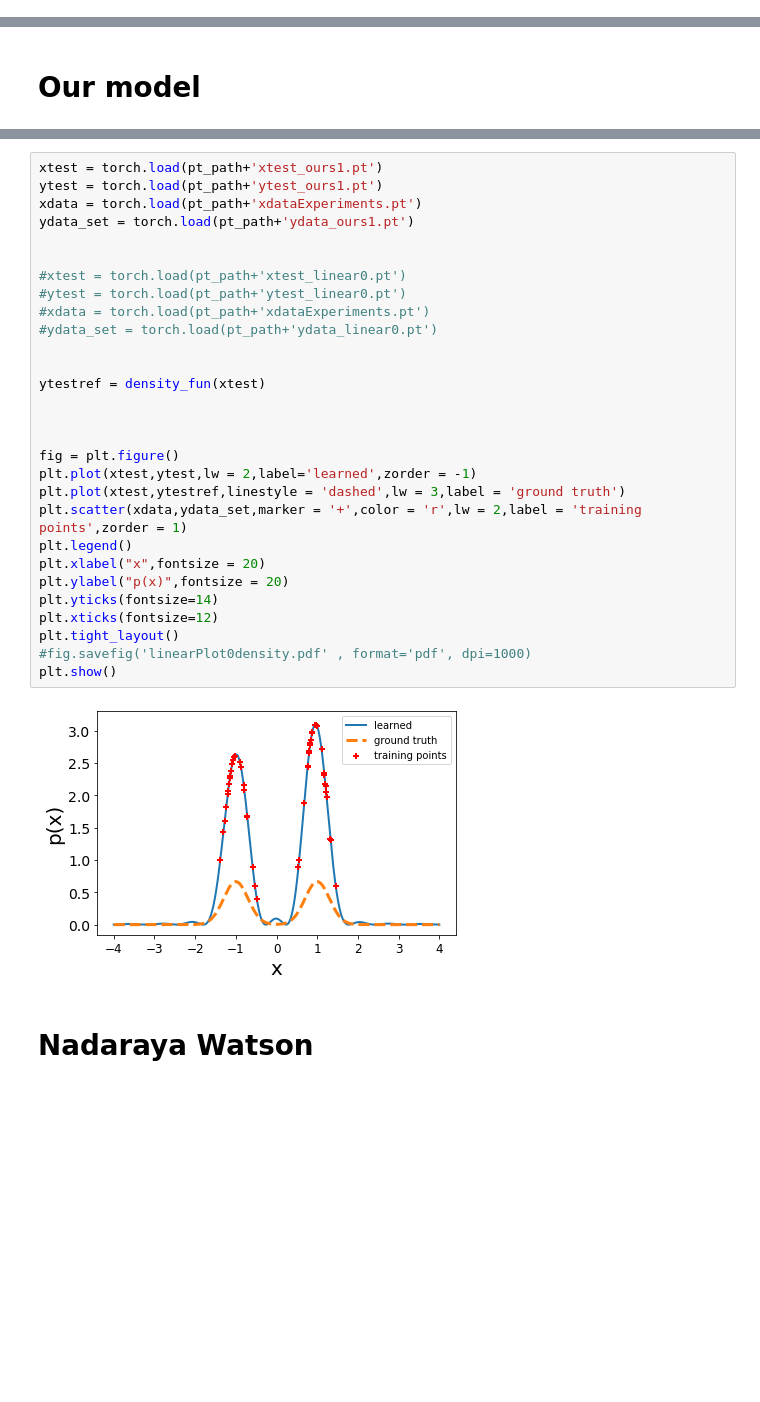
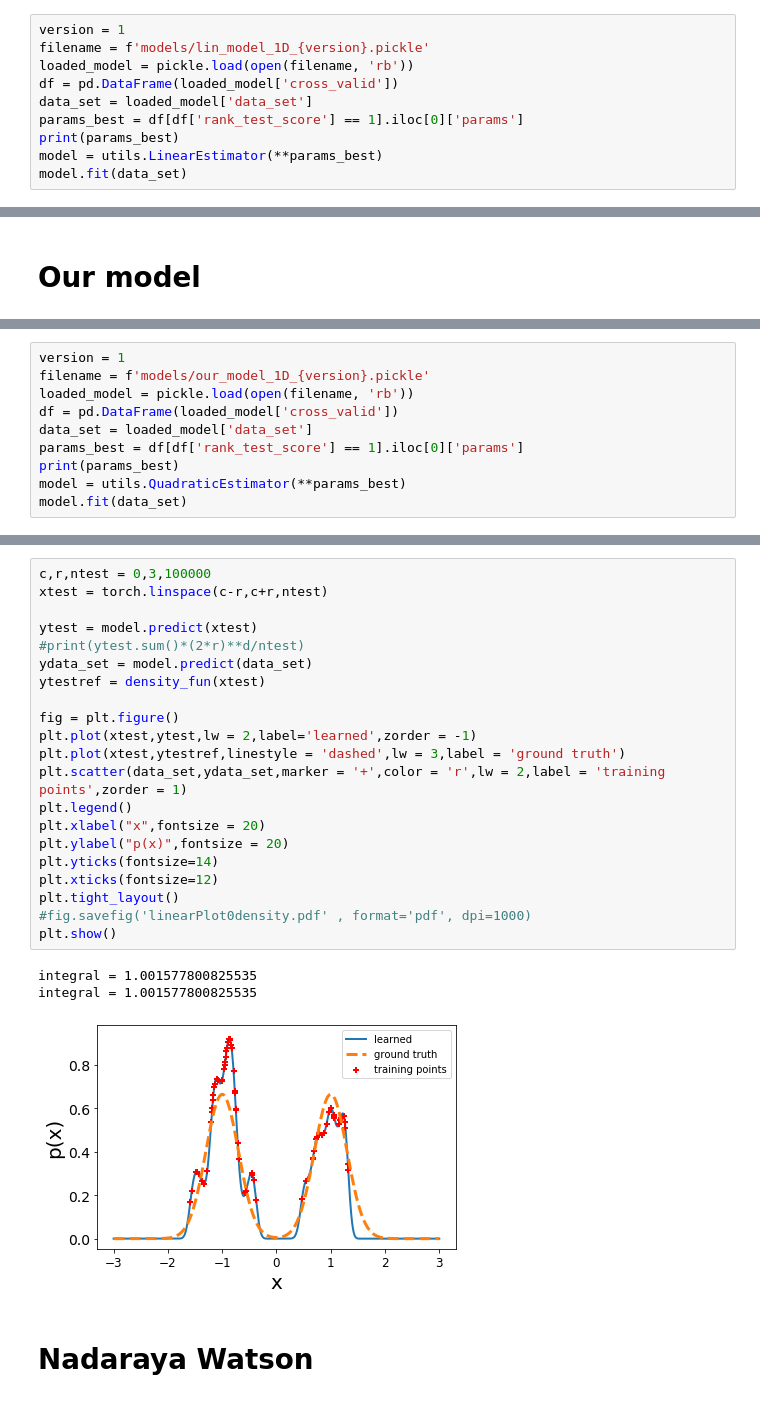
Before and after one commit to umarteau/non_negative_model, a Jupyter notebook: npm_nnf/density_estimation/Density_experiments-Copy1.ipynb, the cells around one changed output, grey strips where cells are left out. Saved outputs shown, nothing was run; the diff lists cells and outputs as text; blank space fills up the shorter version.

```diff
--- a/npm_nnf/density_estimation/Density_experiments-Copy1.ipynb
+++ b/npm_nnf/density_estimation/Density_experiments-Copy1.ipynb
@@ -283,0 +87,10 @@ torch.save(ydata_set,pt_path+'ydata_linear1.pt')
+# %%
+version = 1
+filename = f'models/lin_model_1D_{version}.pickle'
+loaded_model = pickle.load(open(filename, 'rb'))
+df = pd.DataFrame(loaded_model['cross_valid'])
+data_set = loaded_model['data_set']
+params_best = df[df['rank_test_score'] == 1].iloc[0]['params']
+print(params_best)
+model = utils.LinearEstimator(**params_best)
+model.fit(data_set)
@@ -447,0 +171,10 @@ torch.save(ydata_set,pt_path+'ydata_ours1.pt')
+# %%
+version = 1
+filename = f'models/our_model_1D_{version}.pickle'
+loaded_model = pickle.load(open(filename, 'rb'))
+df = pd.DataFrame(loaded_model['cross_valid'])
+data_set = loaded_model['data_set']
+params_best = df[df['rank_test_score'] == 1].iloc[0]['params']
+print(params_best)
+model = utils.QuadraticEstimator(**params_best)
+model.fit(data_set)
@@ -448,33 +186,27 @@ torch.save(ydata_set,pt_path+'ydata_ours1.pt')
 # %%
-xtest = torch.load(pt_path+'xtest_ours1.pt')
-ytest = torch.load(pt_path+'ytest_ours1.pt')
-xdata = torch.load(pt_path+'xdataExperiments.pt')
-ydata_set = torch.load(pt_path+'ydata_ours1.pt')
+c,r,ntest = 0,3,100000
+xtest = torch.linspace(c-r,c+r,ntest)
 
-
-#xtest = torch.load(pt_path+'xtest_linear0.pt')
-#ytest = torch.load(pt_path+'ytest_linear0.pt')
-#xdata = torch.load(pt_path+'xdataExperiments.pt')
-#ydata_set = torch.load(pt_path+'ydata_linear0.pt')
-
-
+ytest = model.predict(xtest)
+#print(ytest.sum()*(2*r)**d/ntest)
+ydata_set = model.predict(data_set)
 ytestref = density_fun(xtest)
-
-
 
 fig = plt.figure()
 plt.plot(xtest,ytest,lw = 2,label='learned',zorder = -1)
 plt.plot(xtest,ytestref,linestyle = 'dashed',lw = 3,label = 'ground truth')
-plt.scatter(xdata,ydata_set,marker = '+',color = 'r',lw = 2,label = 'training points',zorder = 1)
+plt.scatter(data_set,ydata_set,marker = '+',color = 'r',lw = 2,label = 'training points',zorder = 1)
 plt.legend()
 plt.xlabel("x",fontsize = 20)
 plt.ylabel("p(x)",fontsize = 20)
 plt.yticks(fontsize=14)
 plt.xticks(fontsize=12)
 plt.tight_layout()
 #fig.savefig('linearPlot0density.pdf' , format='pdf', dpi=1000)
 plt.show()
 # %% [output]
+integral = 1.001577800825535
+integral = 1.001577800825535
-[figure, old version]
+[figure, new version]
 # %% [markdown]
 # Nadaraya Watson
```
Also changed, not shown: parts of 39 cells of this notebook, 8 other files.
